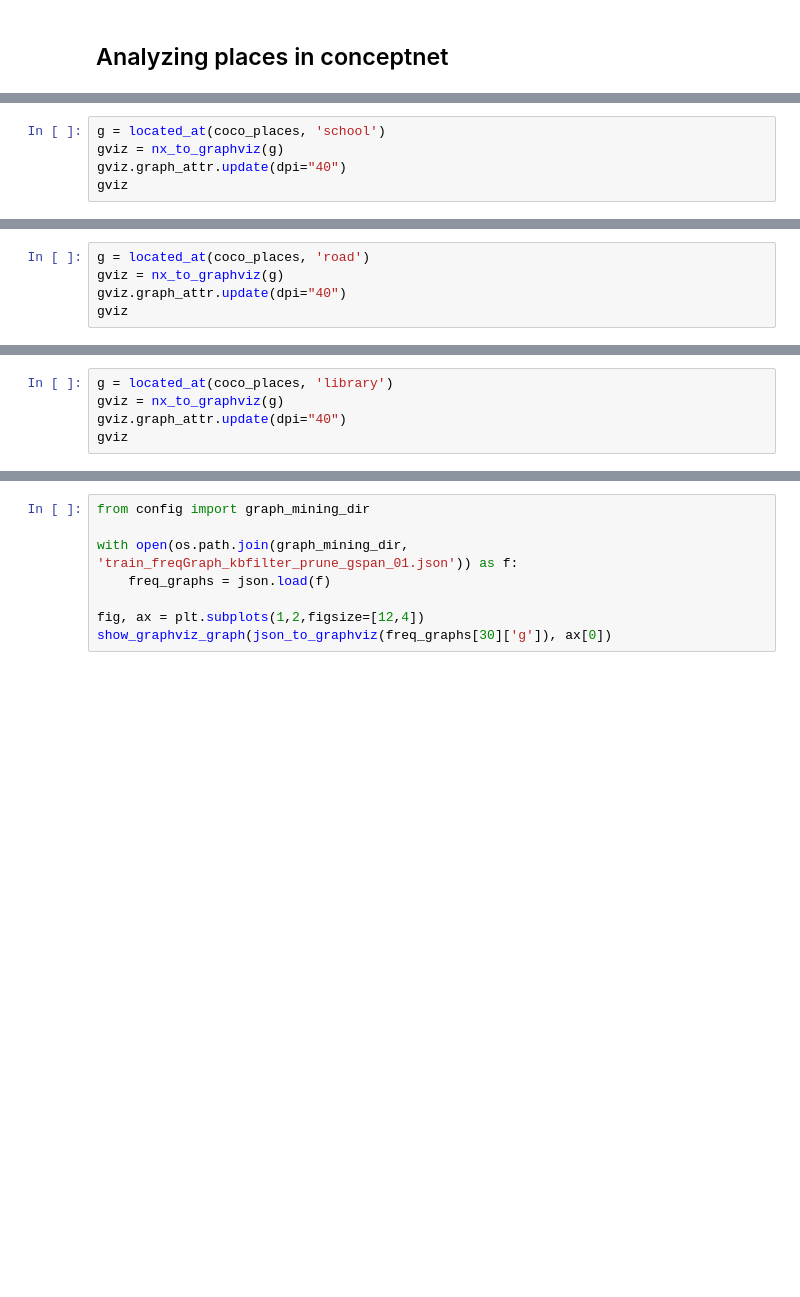
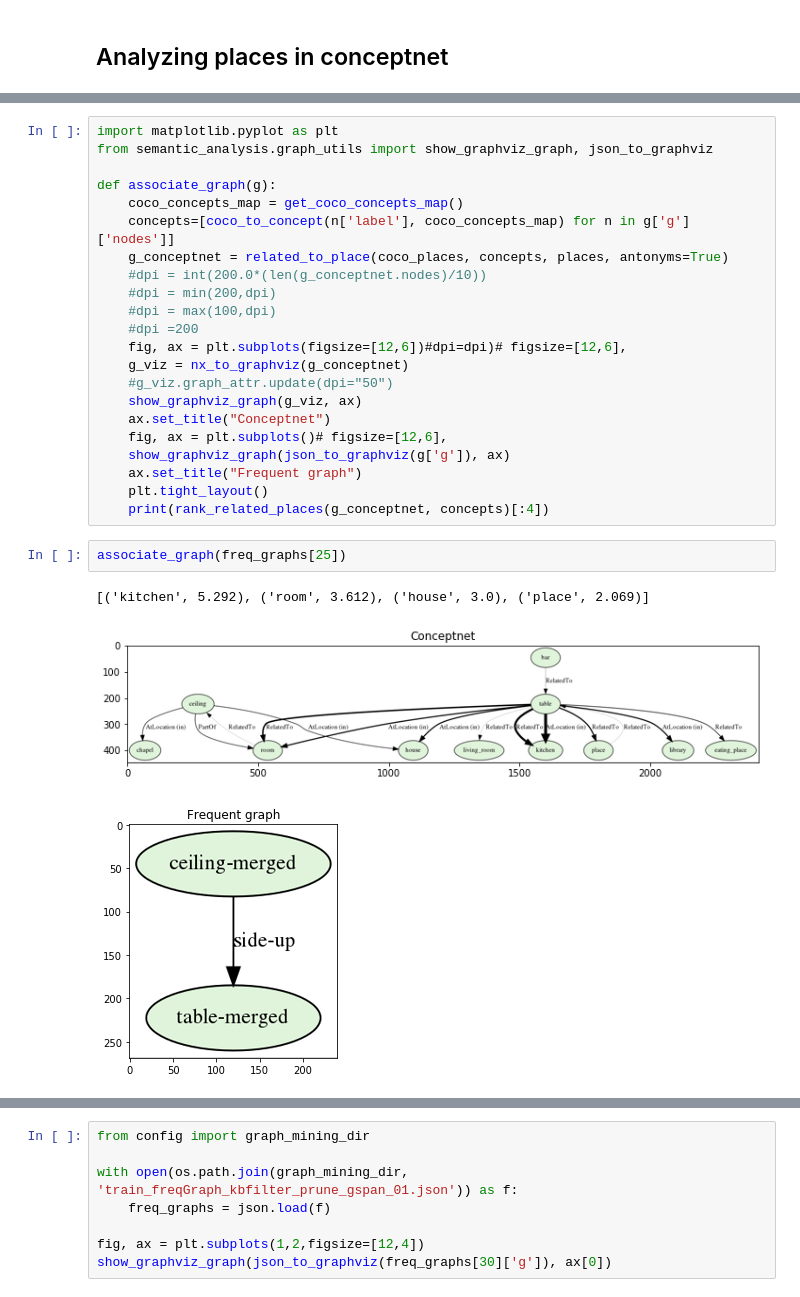
Before and after one commit to AndreaPasini/SImS, a Jupyter notebook: ConceptnetPlaces.ipynb, the cells around one changed output, grey strips where cells are left out. Drawn from its saved outputs; the diff is of its cells as text; blank space fills up the shorter version.

```diff
--- a/ConceptnetPlaces.ipynb
+++ b/ConceptnetPlaces.ipynb
@@ -70,5 +54,0 @@ gviz
-# %%
-g = located_at(coco_places, 'school')
-gviz = nx_to_graphviz(g)
-gviz.graph_attr.update(dpi="40")
-gviz
@@ -77,5 +54,0 @@ gviz
-# %%
-g = located_at(coco_places, 'road')
-gviz = nx_to_graphviz(g)
-gviz.graph_attr.update(dpi="40")
-gviz
@@ -84,5 +54,0 @@ gviz
-# %%
-g = located_at(coco_places, 'library')
-gviz = nx_to_graphviz(g)
-gviz.graph_attr.update(dpi="40")
-gviz
@@ -197,0 +55,28 @@ parsed
+# %%
+import matplotlib.pyplot as plt
+from semantic_analysis.graph_utils import show_graphviz_graph, json_to_graphviz
+
+def associate_graph(g):
+    coco_concepts_map = get_coco_concepts_map()
+    concepts=[coco_to_concept(n['label'], coco_concepts_map) for n in g['g']['nodes']]
+    g_conceptnet = related_to_place(coco_places, concepts, places, antonyms=True)
+    #dpi = int(200.0*(len(g_conceptnet.nodes)/10))
+    #dpi = min(200,dpi)
+    #dpi = max(100,dpi)
+    #dpi =200
+    fig, ax = plt.subplots(figsize=[12,6])#dpi=dpi)# figsize=[12,6],
+    g_viz = nx_to_graphviz(g_conceptnet)
+    #g_viz.graph_attr.update(dpi="50")
+    show_graphviz_graph(g_viz, ax)
+    ax.set_title("Conceptnet")
+    fig, ax = plt.subplots()# figsize=[12,6],
+    show_graphviz_graph(json_to_graphviz(g['g']), ax)
+    ax.set_title("Frequent graph")
+    plt.tight_layout()
+    print(rank_related_places(g_conceptnet, concepts)[:4])
+# %%
+associate_graph(freq_graphs[25])
+# %% [output]
+[('kitchen', 5.292), ('room', 3.612), ('house', 3.0), ('place', 2.069)]
+[figure, added]
+[figure, added]
```
Also changed, not shown: parts of 20 cells of this notebook, 18 other files.
